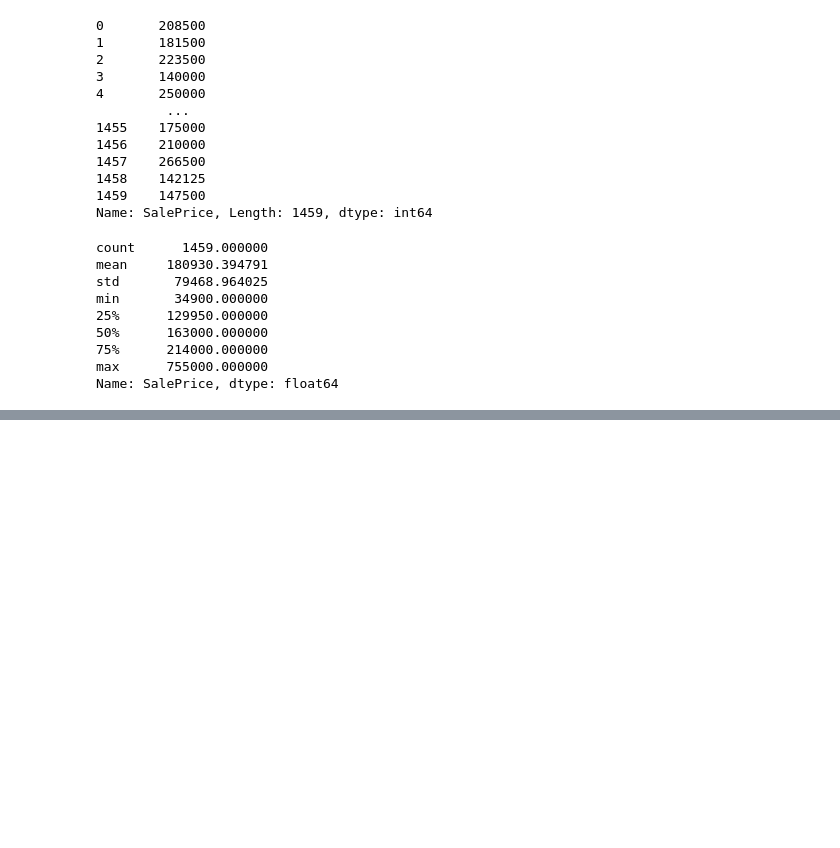
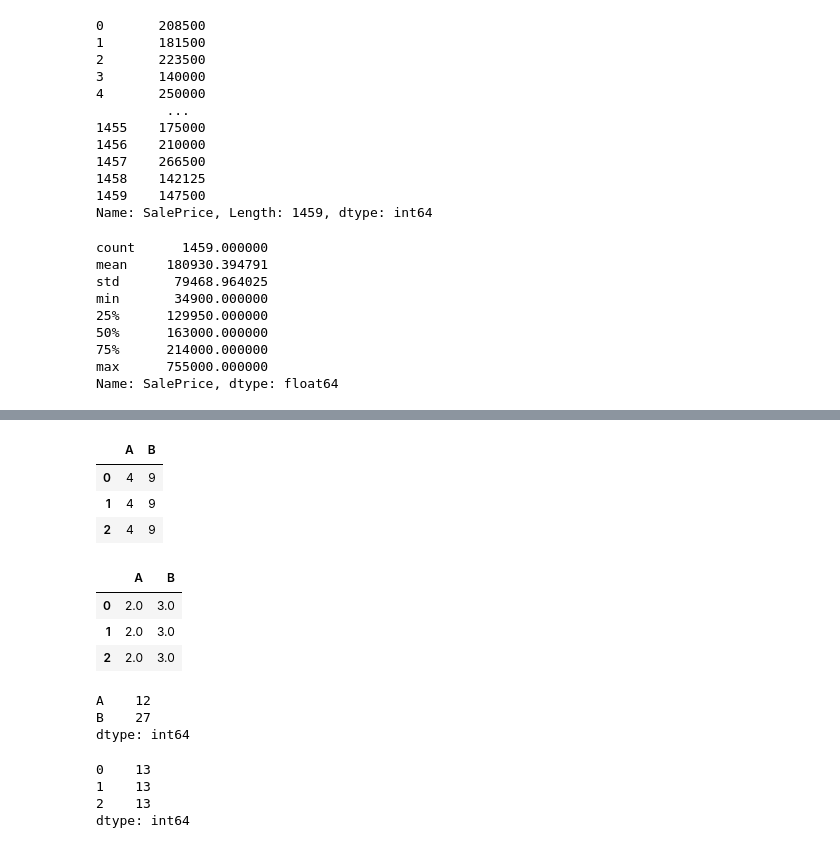
Before and after one commit to hiro106/kaggle_iowa-house-prices, a Jupyter notebook: Comprehensive_data_exploration_with_Python.ipynb, the cells around one changed output, grey strips where cells are left out. Saved outputs shown, nothing was run; the diff lists cells and outputs as text; code cells hidden in the pictures; blank space fills up the shorter version.

```diff
--- a/Comprehensive_data_exploration_with_Python.ipynb
+++ b/Comprehensive_data_exploration_with_Python.ipynb
@@ -544,0 +557,29 @@ saleprice_scaled = StandardScaler().fit_transform(df_train['SalePrice'][:,np.new
+# %%
+df_apply = pd.DataFrame([[4, 9]] * 3, columns=['A', 'B'])
+# %%
+df_apply
+# %% [output]
+|  | A | B |
+| 0 | 4 | 9 |
+| 1 | 4 | 9 |
+| 2 | 4 | 9 |
+# %%
+df_apply.apply(np.sqrt)
+# %% [output]
+|  | A | B |
+| 0 | 2.0 | 3.0 |
+| 1 | 2.0 | 3.0 |
+| 2 | 2.0 | 3.0 |
+# %%
+df_apply.apply(np.sum, axis=0)
+# %% [output]
+A    12
+B    27
+dtype: int64
+# %%
+df_apply.apply(np.sum, axis=1)
+# %% [output]
+0    13
+1    13
+2    13
+dtype: int64
```
Also changed, not shown: parts of 2 cells of this notebook.
